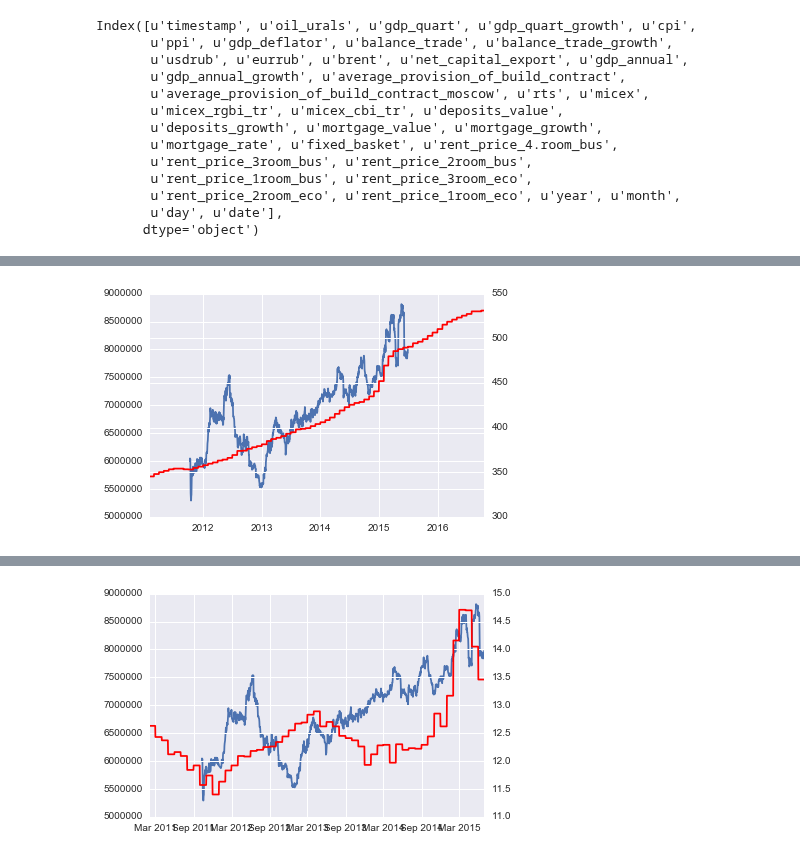
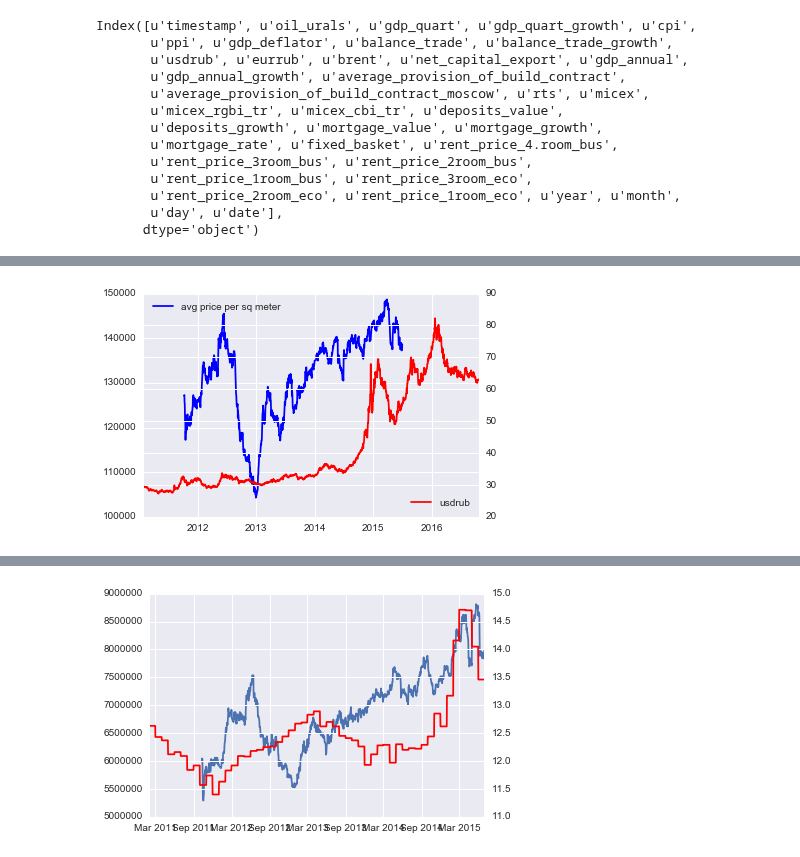
Before and after one commit to nycdatasci/bootcamp009_project, a Jupyter notebook: Project3-MachineLearning/jackenyeart_rachelkogan_clairevignonkeser/Rachel/macro-Copy1.ipynb, the cells around one changed output, grey strips where cells are left out. Saved outputs shown, nothing was run; the diff lists cells and outputs as text; code cells hidden in the pictures.

```diff
--- a/Project3-MachineLearning/jackenyeart_rachelkogan_clairevignonkeser/Rachel/macro-Copy1.ipynb
+++ b/Project3-MachineLearning/jackenyeart_rachelkogan_clairevignonkeser/Rachel/macro-Copy1.ipynb
@@ -108,3 +120,6 @@ train_price_by_date_rolling
 | 1159 | 2015-06-29 | 7.938881e+06 |
 | 1160 | 2015-06-30 | 7.994729e+06 |
 1161 rows × 2 columns
+# %%
+train_price_sq_by_date_rolling.reset_index(inplace=True)
+train_price_sq_by_date_rolling.head(40)
@@ -251,18 +373,19 @@ plt.show()
 # %%
-#comparing average price and cpi -- whole time window
+#comparing average price and usdrub -- whole time window
 train_price_by_date = train_price.groupby(['date']).agg('mean')[['price_doc']]
 train_price_by_date
 train_price_by_date_rolling = train_price_by_date.rolling(window=30).mean()
 
-plt.plot(train_price_by_date_rolling.index, train_price_by_date_rolling['price_doc'])
+plt.plot(train_price_sq_by_date_rolling['date'], train_price_sq_by_date_rolling['price_per_sq'], color='b',
+        label = 'avg price per sq meter')
+plt.legend(loc=2)
 #plt.plot(macro_test_pred_only.date, macro_test_pred_only['macro_test.pred'])
 ax = plt.gca()
 ax2 = ax.twinx()
-ax2.plot(macro_merged.date, macro_merged.cpi, color='r')
+ax2.plot(macro_merged.date, macro_merged.usdrub, color='r')
 
+plt.legend(loc=4)
 
-plt.xticks(rotation=45)
-ax = plt.gca()
 plt.show()
 # %% [output]
-[figure, old version]
+[figure, new version]
```
Also changed, not shown: parts of 20 cells of this notebook, 50 other files.
